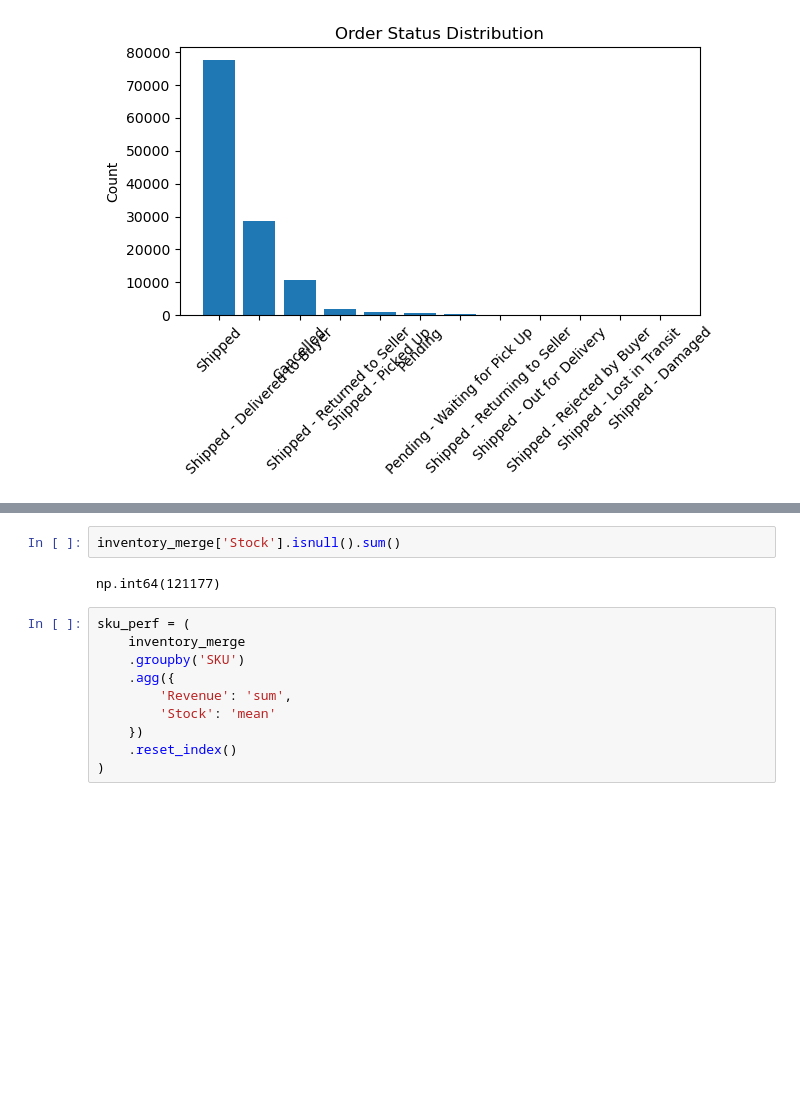
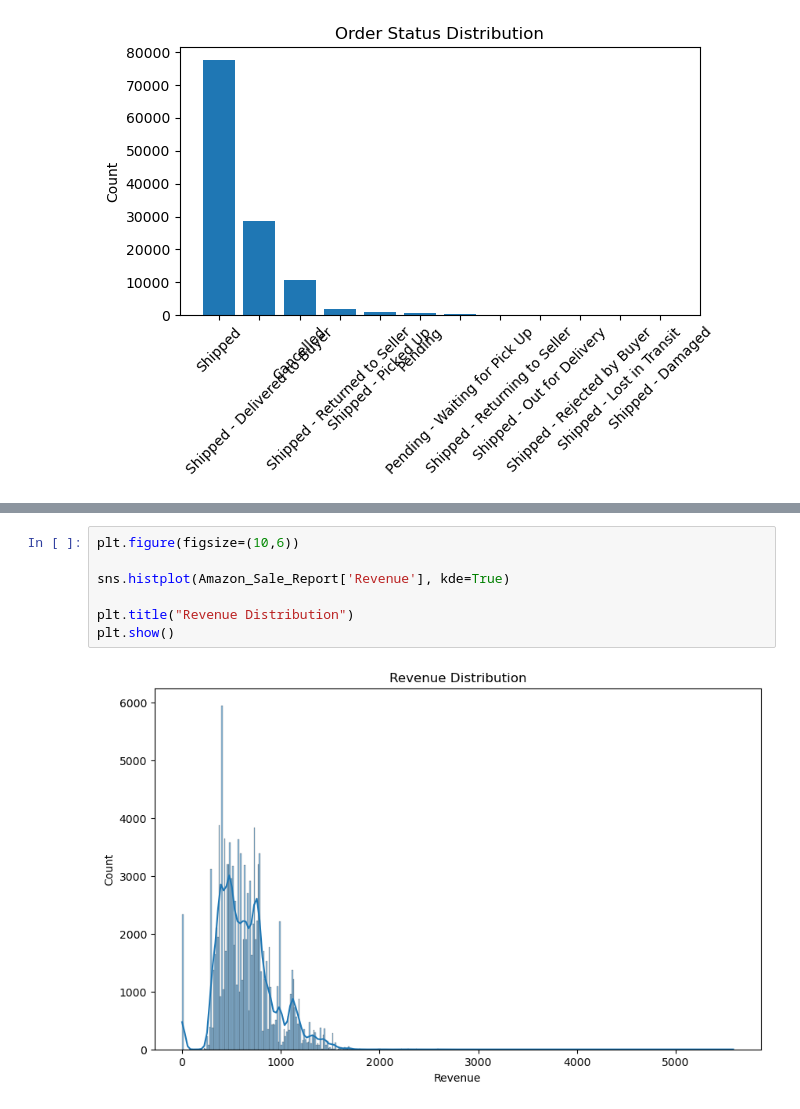
Before and after one commit to Yobil-Job/Ecommerece_Bussines_Intelligence, a Jupyter notebook: Ecommerce_Bussines_Intelligence.ipynb, the cells around one changed output, grey strips where cells are left out. Cells and saved outputs as stored; diff of their text form; blank space fills up the shorter version.

```diff
--- a/Ecommerce_Bussines_Intelligence.ipynb
+++ b/Ecommerce_Bussines_Intelligence.ipynb
@@ -780,14 +783,9 @@ Name: Stock, dtype: float64
 # %%
-inventory_merge['Stock'].isnull().sum()
+plt.figure(figsize=(10,6))
+
+sns.histplot(Amazon_Sale_Report['Revenue'], kde=True)
+
+plt.title("Revenue Distribution")
+plt.show()
 # %% [output]
-np.int64(121177)
+[figure, added]
-# %%
-sku_perf = (
-    inventory_merge
-    .groupby('SKU')
-    .agg({
-        'Revenue': 'sum',
-        'Stock': 'mean'
-    })
-    .reset_index()
-)
```
Also changed, not shown: parts of 7 cells of this notebook.
